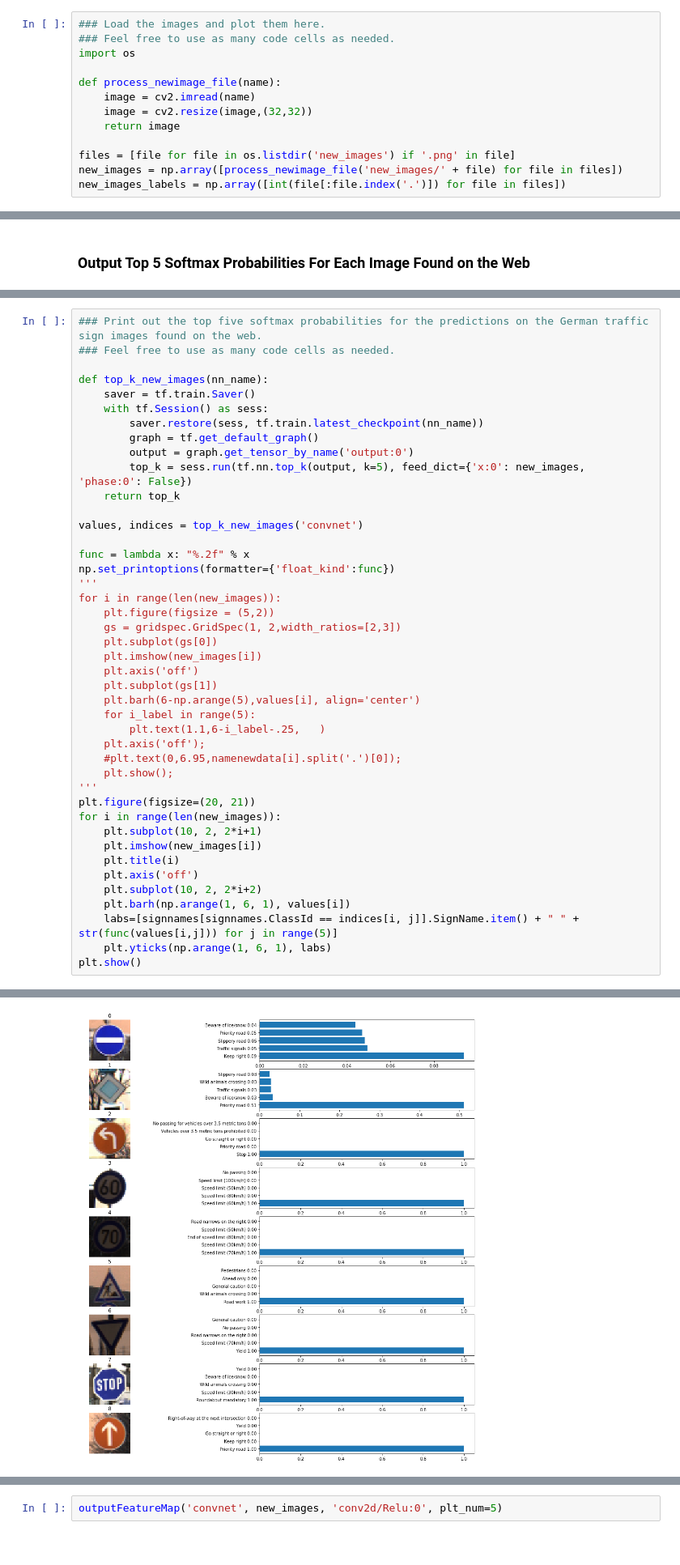
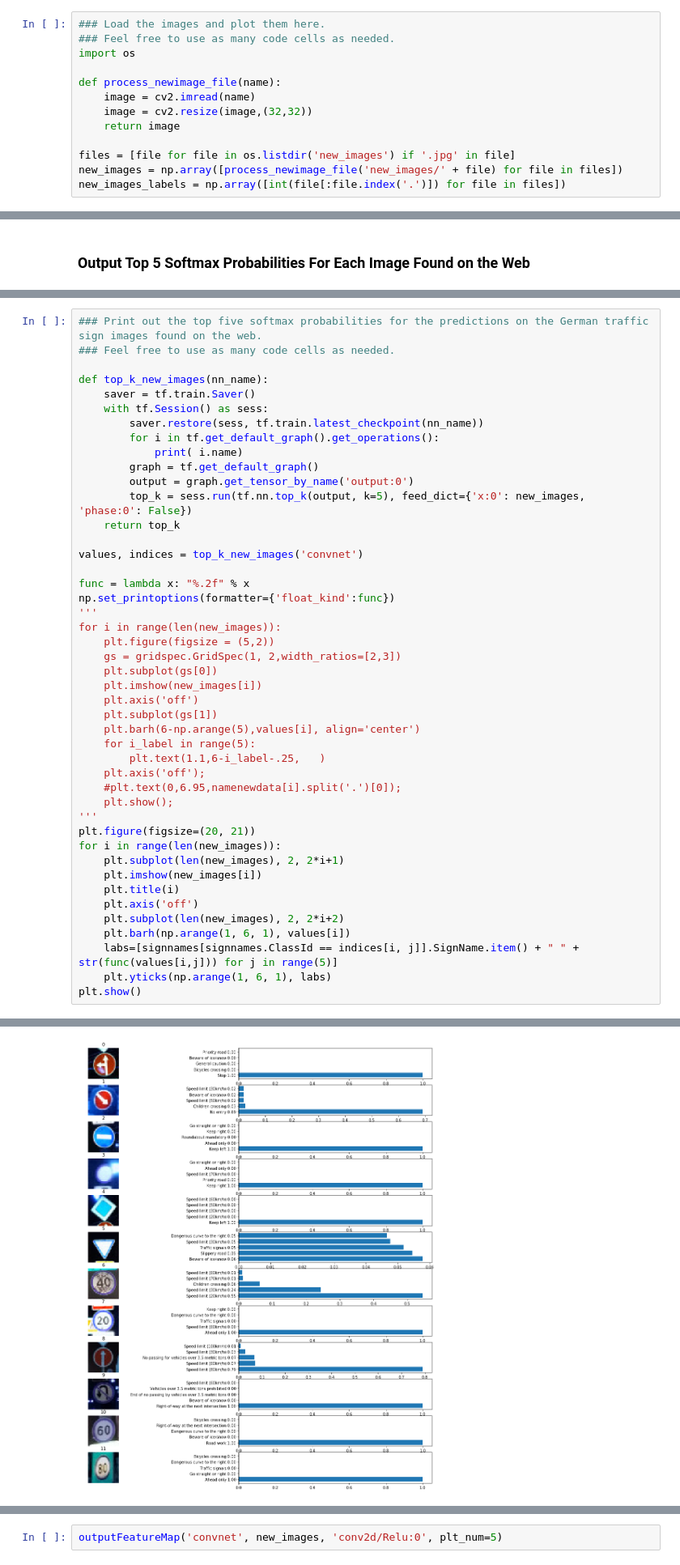
Before and after one commit to carlgira/traffic_sign_classification, a Jupyter notebook: Traffic_Sign_Classifier.ipynb, the cells around one changed output, grey strips where cells are left out. Shown at 81% size. Drawn from its saved outputs; the diff is of its cells as text.

```diff
--- a/Traffic_Sign_Classifier.ipynb
+++ b/Traffic_Sign_Classifier.ipynb
@@ -371,7 +423,7 @@ def process_newimage_file(name):
     image = cv2.resize(image,(32,32))
     return image
 
-files = [file for file in os.listdir('new_images') if '.png' in file]
+files = [file for file in os.listdir('new_images') if '.jpg' in file]
 new_images = np.array([process_newimage_file('new_images/' + file) for file in files])
 new_images_labels = np.array([int(file[:file.index('.')]) for file in files])
 # %% [markdown]
@@ -451,6 +502,8 @@ def top_k_new_images(nn_name):
     saver = tf.train.Saver()
     with tf.Session() as sess:
         saver.restore(sess, tf.train.latest_checkpoint(nn_name))
+        for i in tf.get_default_graph().get_operations():
+            print( i.name)
         graph = tf.get_default_graph()
         output = graph.get_tensor_by_name('output:0')
         top_k = sess.run(tf.nn.top_k(output, k=5), feed_dict={'x:0': new_images, 'phase:0': False})
@@ -477,11 +530,11 @@ for i in range(len(new_images)):
 '''
 plt.figure(figsize=(20, 21))
 for i in range(len(new_images)):
-    plt.subplot(10, 2, 2*i+1)
+    plt.subplot(len(new_images), 2, 2*i+1)
     plt.imshow(new_images[i])
     plt.title(i)
     plt.axis('off')
-    plt.subplot(10, 2, 2*i+2)
+    plt.subplot(len(new_images), 2, 2*i+2)
     plt.barh(np.arange(1, 6, 1), values[i])
     labs=[signnames[signnames.ClassId == indices[i, j]].SignName.item() + " " + str(func(values[i,j])) for j in range(5)]
     plt.yticks(np.arange(1, 6, 1), labs)
@@ -491,4 +560,4 @@ INFO:tensorflow:Restoring parameters from convnet/nn
-[figure, old version]
+[figure, new version]
 # %% [markdown]
 ### Project Writeup
 
```
Also changed, not shown: parts of 6 cells of this notebook.
